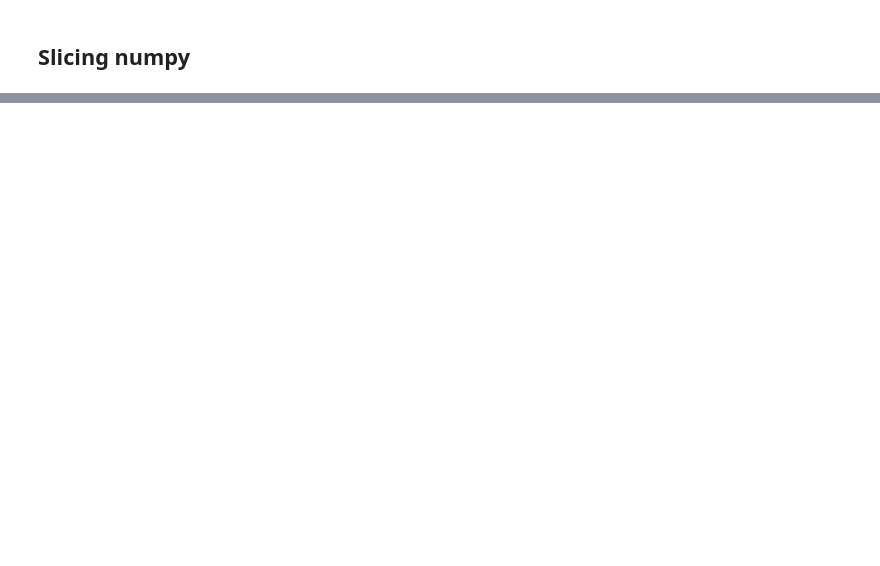
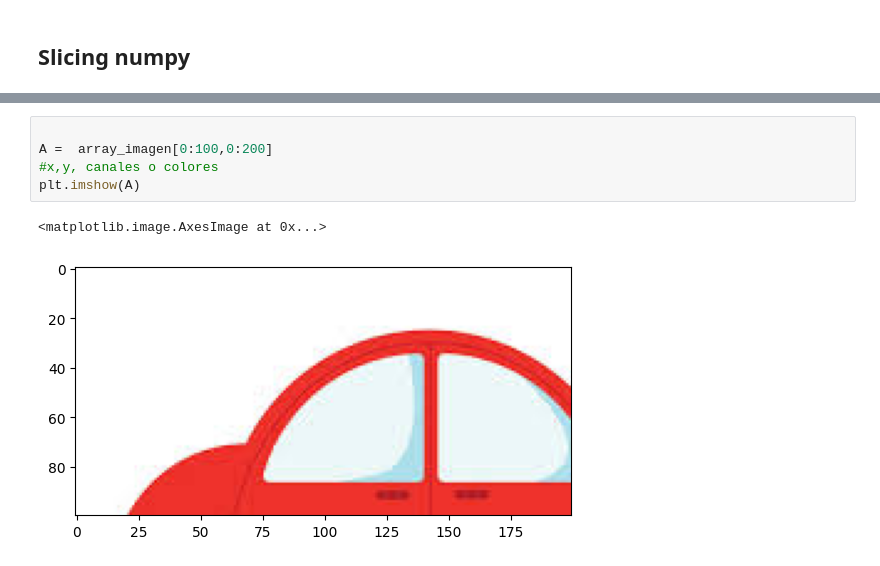
Before and after one commit to corcornejo/Diplomado_IA_Cornejo, a Jupyter notebook: Modulo_1/12.Numpy.ipynb, the cells around one changed output, grey strips where cells are left out. Saved outputs shown, nothing was run; the diff lists cells and outputs as text; blank space fills up the shorter version.

```diff
--- a/Modulo_1/12.Numpy.ipynb
+++ b/Modulo_1/12.Numpy.ipynb
@@ -544,0 +662,8 @@ B_{m-1,0} & B_{m-1,1} & \ldots & B_{m-1,n-1}
+# %%
+
+A =  array_imagen[0:100,0:200]
+#x,y, canales o colores
+plt.imshow(A)
+# %% [output]
+<matplotlib.image.AxesImage at 0x...>
+[figure, added]
```
Also changed, not shown: parts of 19 cells of this notebook, 29 other files.
